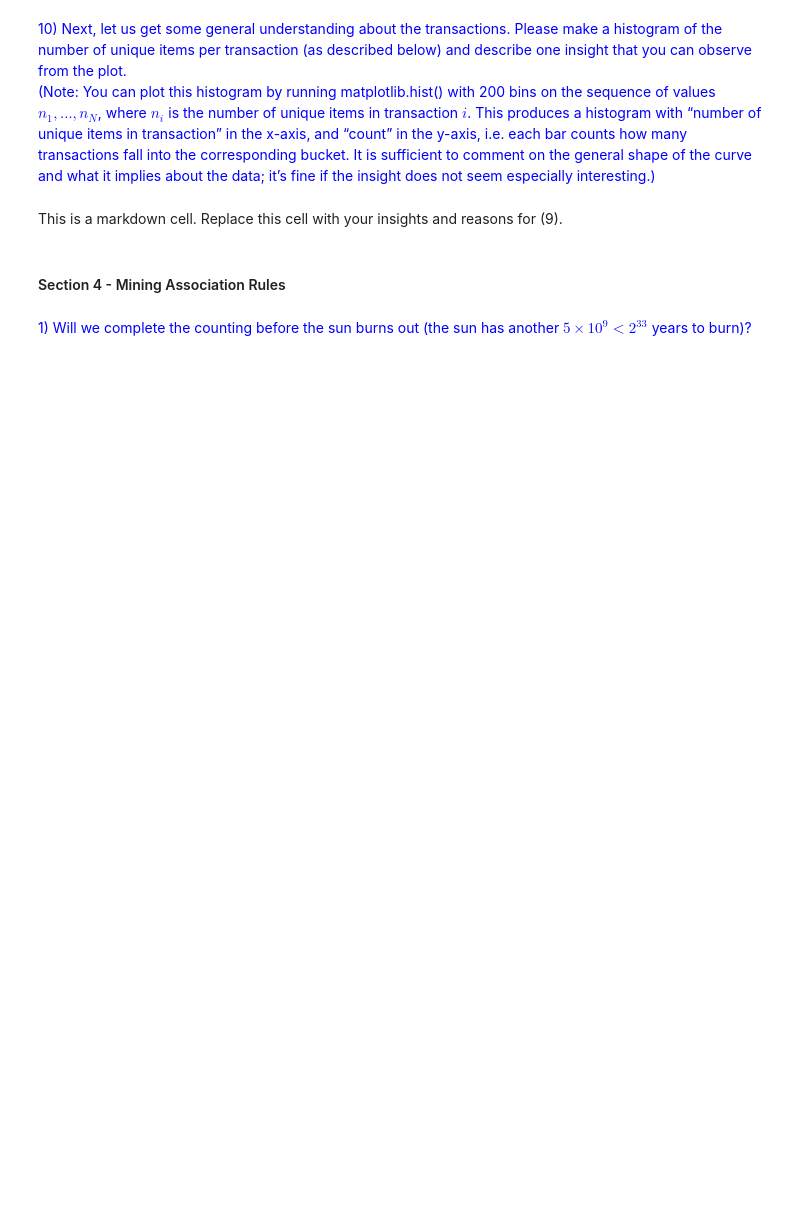
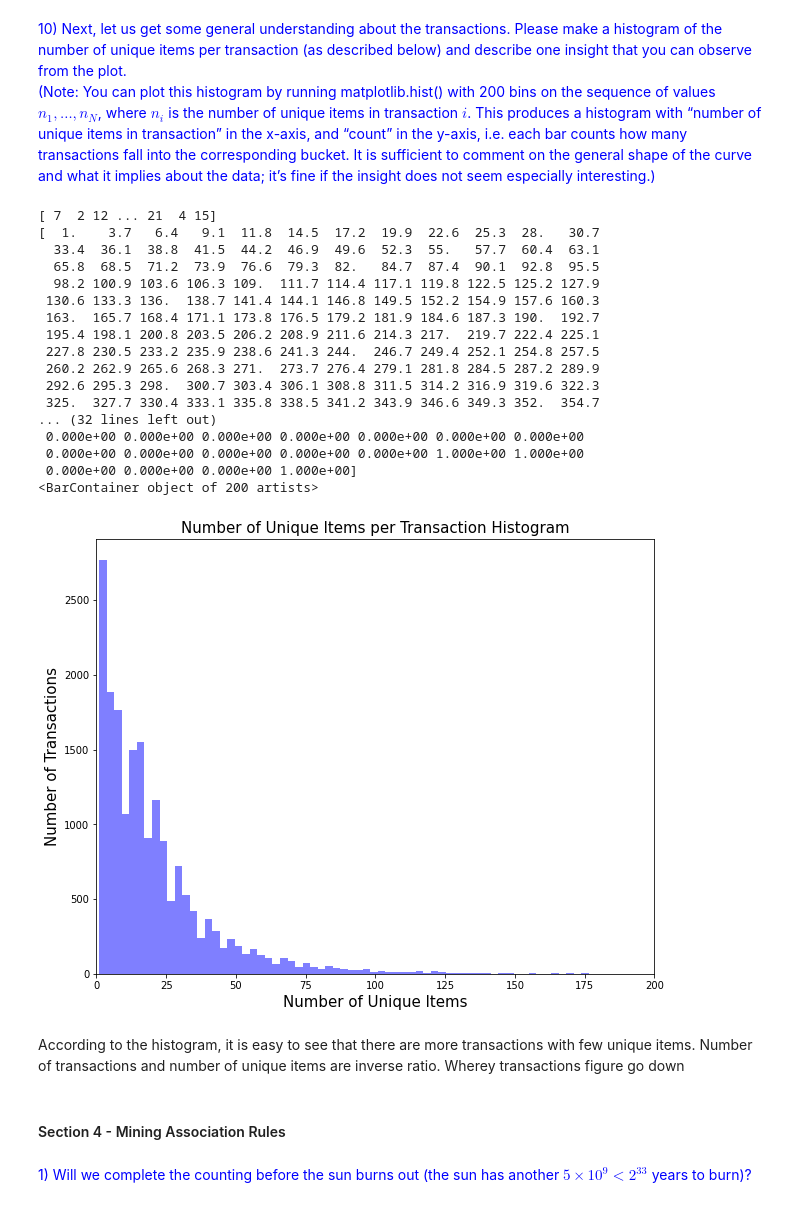
Before and after one commit to Hung86/CS5228_Knowledge-Discovery, a Jupyter notebook: assignment1/answer_sheet.ipynb, the cells around one changed output. Saved outputs shown, nothing was run; the diff lists cells and outputs as text; code cells hidden in the pictures; blank space fills up the shorter version.

```diff
--- a/assignment1/answer_sheet.ipynb
+++ b/assignment1/answer_sheet.ipynb
@@ -127,0 +200,21 @@ This is a markdown cell. Replace this cell with your answer about "dirty" record
+# %%
+# This is a code cell
+# -- Your code for removing dirty records goes here --
+origin_data = pd.read_csv('record.csv')
+print(origin_data.shape)
+print(origin_data.keys())
+
+nan_customer_id = origin_data[origin_data['CustomerID'].isnull()].index
+nan_customer_id_len = nan_customer_id.shape[0]
+clean_data1 = origin_data.drop(nan_customer_id, axis=0)
+print("{} NaN in CustomerID col are removed from orginal data".format(nan_customer_id_len))
+print(clean_data1.shape)
+
+neg_quantity = clean_data1[clean_data1['Quantity'] < 0].index
+neg_quantity_len = neg_quantity.shape[0]
+print("{} negative in Quantitycol are removed from the cleaned data 1".format(neg_quantity_len))
+
+clean_data2 = clean_data1.drop(neg_quantity, axis=0)
+print(clean_data2.shape)
+
+print("{} rows are removed from original data".format(nan_customer_id_len + neg_quantity_len))
@@ -153,5 +308,44 @@ This is a markdown cell. Please fill in your answer for (2)~(9).
-# %% [markdown]
-This is a markdown cell. Replace this cell with your insights and reasons for (9).
+# %%
+# This is a code cell
+# --- Your code for generating the histogram goes here ---
+invoiceno_nunique = invoiceno_groupby.nunique()
+#number of unique items per transaction list
+unique_items_per_trans= invoiceno_nunique.loc[invoiceno_nunique.index.values]['StockCode']
+y_trans_count = unique_items_per_trans.values
+print (y_trans_count)
+
+num_bins = 200
+plt.figure(figsize=[10,8])
+n, bins, patches = plt.hist(y_trans_count, num_bins, facecolor='blue', alpha=0.5)
+plt.xlim(0, num_bins)
+plt.xlabel('Number of Unique Items',fontsize=15)
+plt.ylabel('Number of Transactions',fontsize=15)
+plt.title('Number of Unique Items per Transaction Histogram',fontsize=15)
+print(bins)
+print(n)
+print(patches)
+plt.show()
+# %% [output]
+[ 7  2 12 ... 21  4 15]
+[  1.    3.7   6.4   9.1  11.8  14.5  17.2  19.9  22.6  25.3  28.   30.7
+  33.4  36.1  38.8  41.5  44.2  46.9  49.6  52.3  55.   57.7  60.4  63.1
+  65.8  68.5  71.2  73.9  76.6  79.3  82.   84.7  87.4  90.1  92.8  95.5
+  98.2 100.9 103.6 106.3 109.  111.7 114.4 117.1 119.8 122.5 125.2 127.9
+ 130.6 133.3 136.  138.7 141.4 144.1 146.8 149.5 152.2 154.9 157.6 160.3
+ 163.  165.7 168.4 171.1 173.8 176.5 179.2 181.9 184.6 187.3 190.  192.7
+ 195.4 198.1 200.8 203.5 206.2 208.9 211.6 214.3 217.  219.7 222.4 225.1
+ 227.8 230.5 233.2 235.9 238.6 241.3 244.  246.7 249.4 252.1 254.8 257.5
+ 260.2 262.9 265.6 268.3 271.  273.7 276.4 279.1 281.8 284.5 287.2 289.9
+ 292.6 295.3 298.  300.7 303.4 306.1 308.8 311.5 314.2 316.9 319.6 322.3
+ 325.  327.7 330.4 333.1 335.8 338.5 341.2 343.9 346.6 349.3 352.  354.7
+... (32 lines left out)
+ 0.000e+00 0.000e+00 0.000e+00 0.000e+00 0.000e+00 0.000e+00 0.000e+00
+ 0.000e+00 0.000e+00 0.000e+00 0.000e+00 0.000e+00 1.000e+00 1.000e+00
+ 0.000e+00 0.000e+00 0.000e+00 1.000e+00]
+<BarContainer object of 200 artists>
+[figure, added]
+# %% [markdown]
+According to the histogram, it is easy to see that there are more transactions with few unique items. Number of transactions and number of unique items are inverse ratio. Wherey transactions figure go down
 # %% [markdown]
 #### Section 4 - Mining Association Rules
 # %% [markdown]
```
Also changed, not shown: parts of 37 cells of this notebook.
